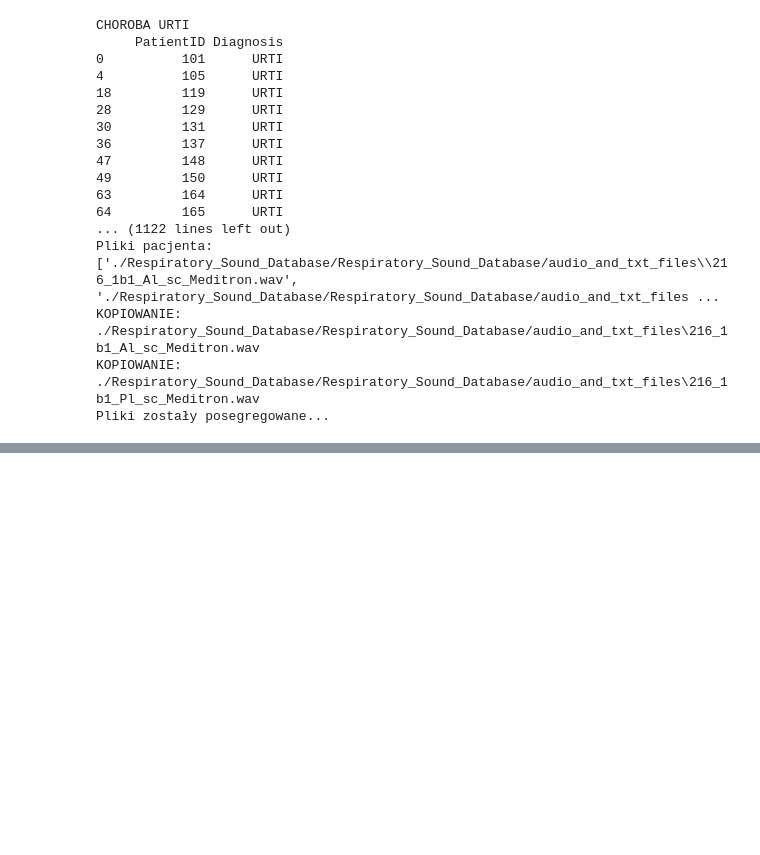
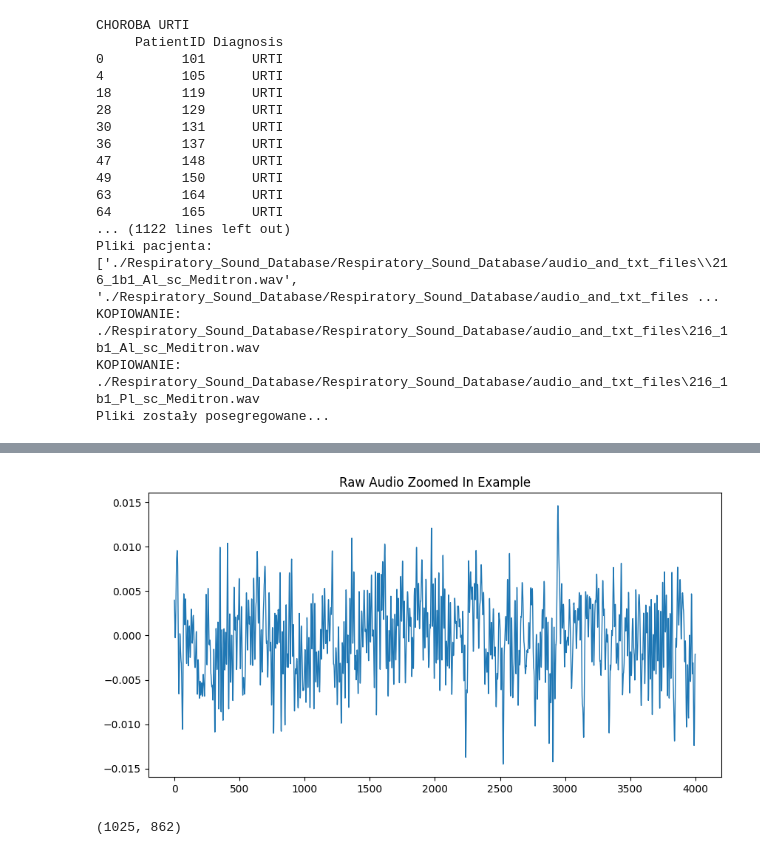
Before and after one commit to mylosz01/lung_diseases_detection, a Jupyter notebook: preproccess_data.ipynb, the cells around one changed output, grey strips where cells are left out. Saved outputs shown, nothing was run; the diff lists cells and outputs as text; code cells hidden in the pictures; blank space fills up the shorter version.

```diff
--- a/preproccess_data.ipynb
+++ b/preproccess_data.ipynb
@@ -112,0 +162,15 @@ for diseas in unique_diseases:
+# %%
+# Przybliżony przebieg dźwięku
+pd.Series(wave[30000:34000]).plot(figsize=(10, 5),
+                  lw=1,
+                  title='Raw Audio Zoomed In Example')
+plt.show()
+# %% [output]
+[figure, added]
+# %%
+# Tranformata Fouriera
+D = librosa.stft(wave)
+S_db = librosa.amplitude_to_db(np.abs(D), ref=np.max)
+S_db.shape
+# %% [output]
+(1025, 862)
```
Also changed, not shown: parts of 12 cells of this notebook.
